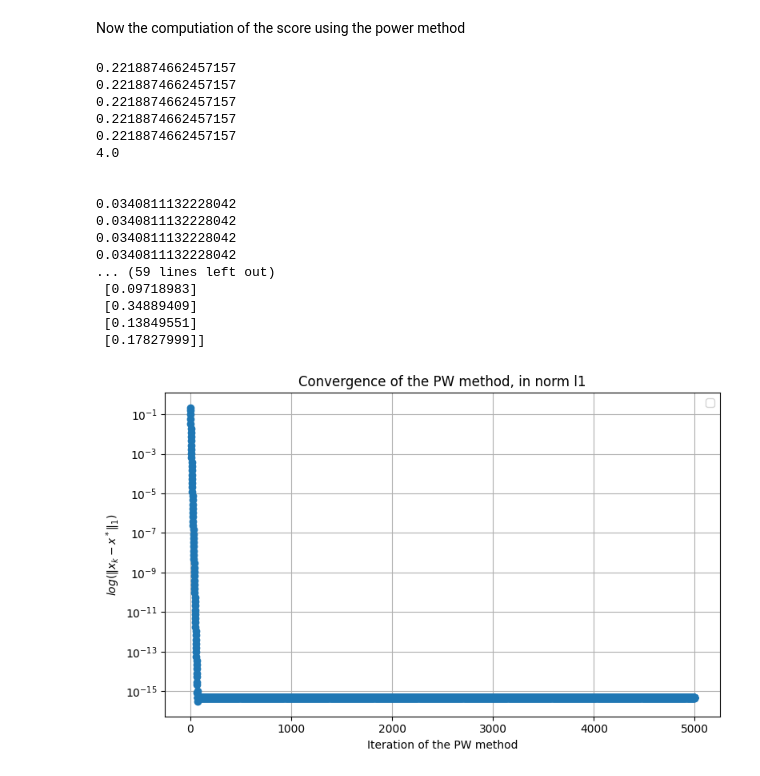
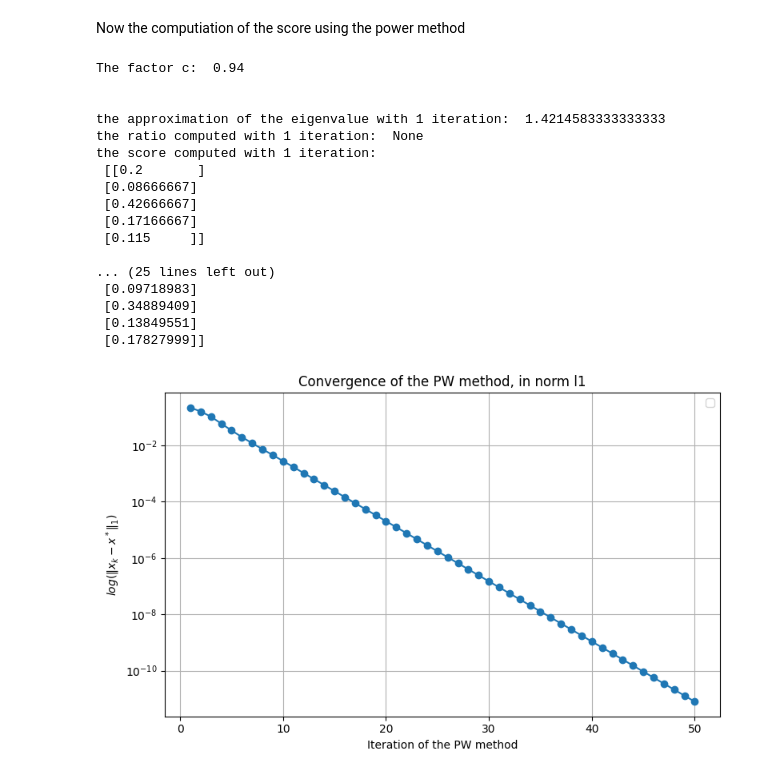
Before and after one commit to RBello02/Homeworks-of-Cmputational-Linear-Algebra-for-Large-Scale-Problems, a Jupyter notebook: 1/paper_exercises.ipynb, the cells around one changed output. Drawn from its saved outputs; the diff is of its cells as text; code cells hidden in the pictures.

```diff
--- a/1/paper_exercises.ipynb
+++ b/1/paper_exercises.ipynb
@@ -414,7 +414,7 @@ Now the computiation of the score using the power method
 x_1,lam_1,c,x_seq_1,ratio_1 = PWM(M=M,x_0=np.ones((M.shape[0],1)),k=1,tol=10**-8,real_x=score)
 x_5,lam_5,c,x_seq_5,ratio_5 = PWM(M=M,x_0=np.ones((M.shape[0],1)),k=5,tol=10**-8,real_x=score)
 x_10,lam_10,c,x_seq_10,ratio_10 = PWM(M=M,x_0=np.ones((M.shape[0],1)),k=10,tol=10**-8,real_x=score)
-x_50,lam_50,c,x_seq_50,ratio_50 = PWM(M=M,x_0=np.ones((M.shape[0],1)),k=5000,tol=10**-8,real_x=score)
+x_50,lam_50,c,x_seq_50,ratio_50 = PWM(M=M,x_0=np.ones((M.shape[0],1)),k=50,tol=10**-8,real_x=score)
 
 print("\n")
 print("The factor c: ", c)
@@ -432,42 +432,42 @@ print("the ratio computed with 10 iteration: ", ratio_10)
 print("the score computed with 10 iteration: \n", x_10)
 print("\n")
 print("the approximation of the eigenvalue with 50 iteration: ",lam_50)
 print("the ratio computed with 50 iteration: ", ratio_50)
 print("the score computed with 50 iteration: \n", x_50)
 print("\n")
 
 
 plt.figure(figsize=(8, 5))
 
 
 y = [v for v in x_seq_50 if v is not None]
 
 plt.plot(range(1, len(y) + 1), y, marker='o')
 plt.xlabel("Iteration of the PW method")
 plt.ylabel(r"$ log(\|x_k - x^*\|_1)$")
 plt.title("Convergence of the PW method, in norm l1")
 plt.legend()
 plt.yscale("log")
 plt.grid(True)
 plt.tight_layout()
 plt.savefig("error_PWM.png", format="png", dpi=300, bbox_inches="tight", pad_inches=0.3)
 plt.show()
 # %% [output]
-0.2218874662457157
-0.2218874662457157
-0.2218874662457157
-0.2218874662457157
-0.2218874662457157
-4.0
+The factor c:  0.94
 
 
-0.0340811132228042
-0.0340811132228042
-0.0340811132228042
-0.0340811132228042
-... (59 lines left out)
+the approximation of the eigenvalue with 1 iteration:  1.4214583333333333
+the ratio computed with 1 iteration:  None
+the score computed with 1 iteration:
+ [[0.2       ]
+ [0.08666667]
+ [0.42666667]
+ [0.17166667]
+ [0.115     ]]
+
+... (25 lines left out)
  [0.09718983]
  [0.34889409]
  [0.13849551]
  [0.17827999]]
-[figure, old version]
+[figure, new version]
```
Also changed, not shown: parts of 7 cells of this notebook, 2 other files.
